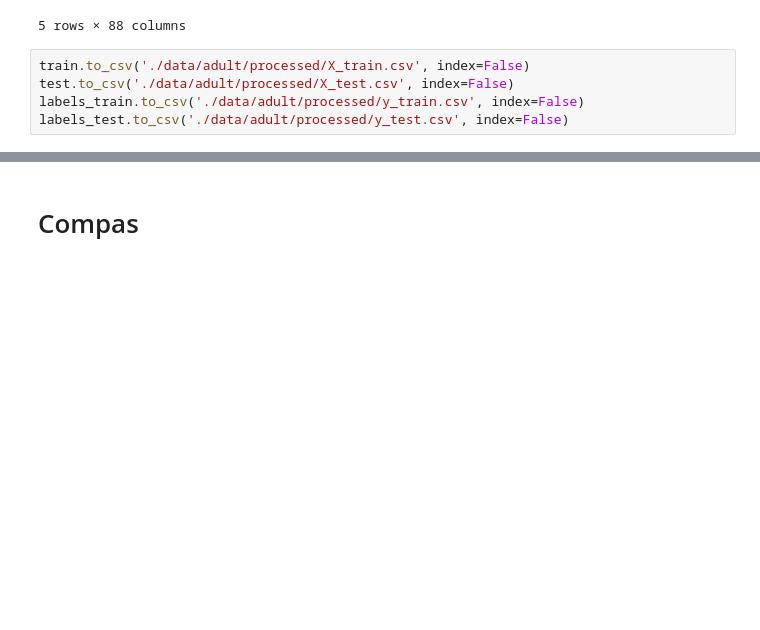
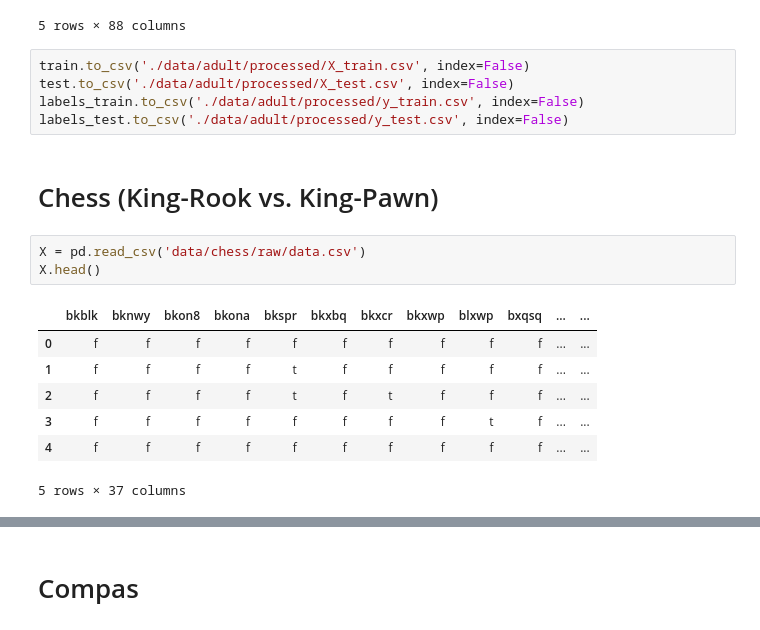
Before and after one commit to evortigosa/EXplainable_AI, a Jupyter notebook: XAI stability and agreement/data_processing.ipynb, the cells around one changed output, grey strips where cells are left out. Cells and saved outputs as stored; diff of their text form; blank space fills up the shorter version.

```diff
--- a/XAI stability and agreement/data_processing.ipynb
+++ b/XAI stability and agreement/data_processing.ipynb
@@ -189,3 +189,16 @@ train.to_csv('./data/adult/processed/X_train.csv', index=False)
 test.to_csv('./data/adult/processed/X_test.csv', index=False)
 labels_train.to_csv('./data/adult/processed/y_train.csv', index=False)
 labels_test.to_csv('./data/adult/processed/y_test.csv', index=False)
+# %% [markdown]
+# Chess (King-Rook vs. King-Pawn)
+# %%
+X = pd.read_csv('data/chess/raw/data.csv')
+X.head()
+# %% [output]
+|  | bkblk | bknwy | bkon8 | bkona | bkspr | bkxbq | bkxcr | bkxwp | blxwp | bxqsq | ... | ... |
+| 0 | f | f | f | f | f | f | f | f | f | f | ... | ... |
+| 1 | f | f | f | f | t | f | f | f | f | f | ... | ... |
+| 2 | f | f | f | f | t | f | t | f | f | f | ... | ... |
+| 3 | f | f | f | f | f | f | f | f | t | f | ... | ... |
+| 4 | f | f | f | f | f | f | f | f | f | f | ... | ... |
+5 rows × 37 columns
```
Also changed, not shown: parts of 23 cells of this notebook, 11 other files.
